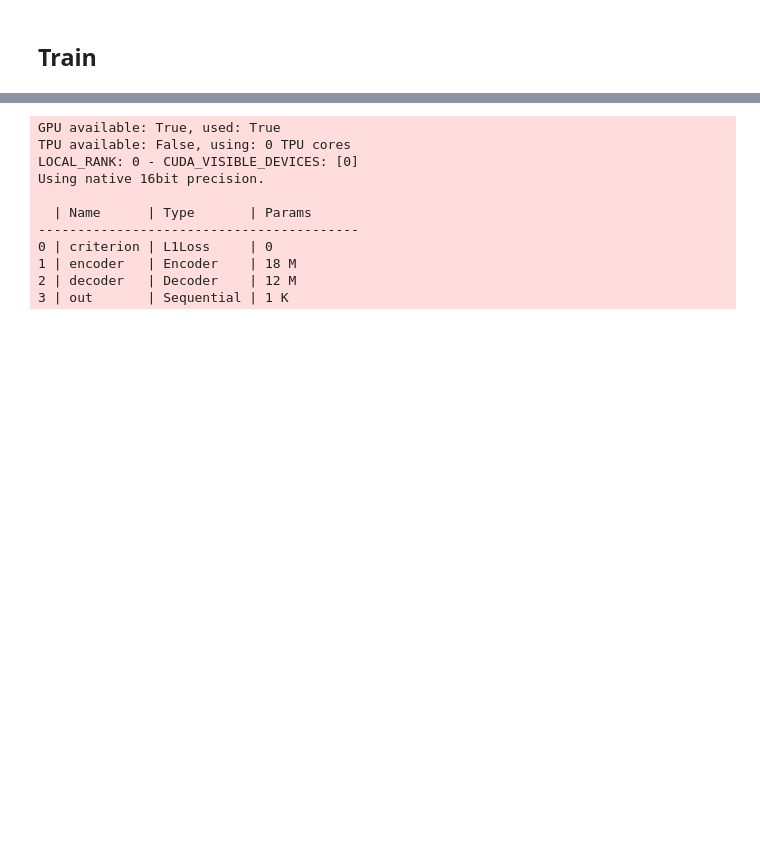
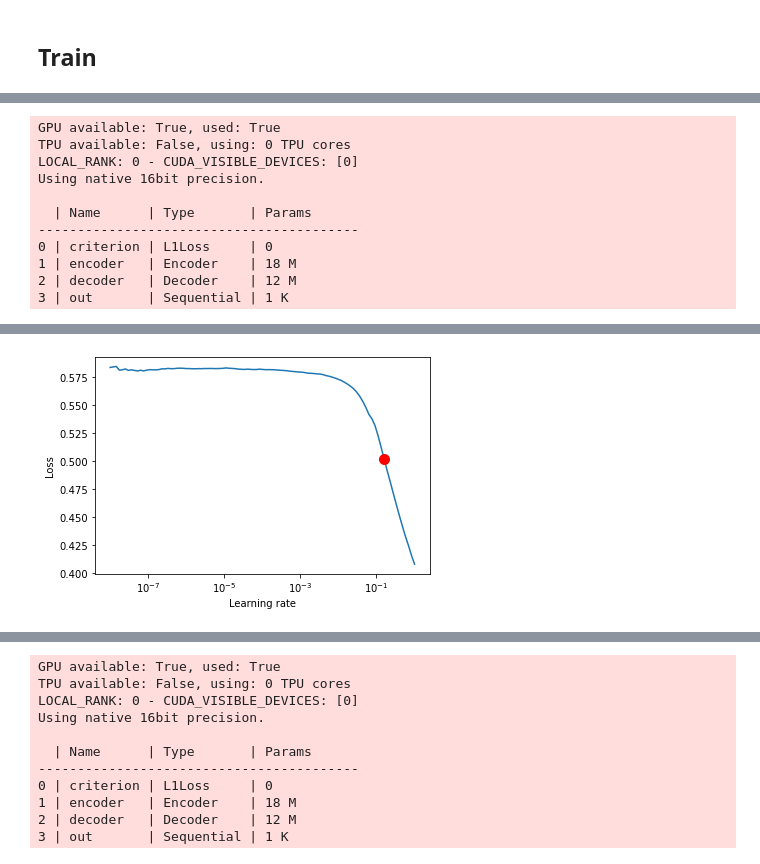
Before and after one commit to giwankim/precipitation-nowcasting, a Jupyter notebook: notebooks/02-rainnet.ipynb, the cells around one changed output, grey strips where cells are left out. Cells and saved outputs as stored; diff of their text form; code cells hidden in the pictures; blank space fills up the shorter version.

Commit message:
Modify rainnet notebook

```diff
--- a/notebooks/02-rainnet.ipynb
+++ b/notebooks/02-rainnet.ipynb
@@ -370,0 +412,2 @@ class RainNet(pl.LightningModule):
+# %%
+df = pd.read_csv(args["train_folds_csv"])
@@ -370,0 +416,40 @@ class RainNet(pl.LightningModule):
+# %%
+def train_fold(df, fold, lr_find=False, bilinear=False):
+    train_df = df[df.fold != fold]
+    val_df = df[df.fold == fold]
+
+    datamodule = NowcastingDataModule(train_df, val_df)
+    datamodule.setup()
+
+    num_train_steps = np.ceil(
+        len(train_df) // args["batch_size"] / args["accumulate_grad_batches"]
+    )
+    model = RainNet(num_train_steps=num_train_steps, bilinear=bilinear)
+
+    trainer = pl.Trainer(
+        gpus=args["gpus"],
+        max_epochs=args["max_epochs"],
+        precision=args["precision"],
+        progress_bar_refresh_rate=50,
+        benchmark=True,
+    )
+
+    if lr_find:
+        lr_finder = trainer.tuner.lr_find(model, datamodule=datamodule)
+        fig = lr_finder.plot(suggest=True)
+        fig.show()
+        return
+
+    print(f"Training fold {fold}...")
+    trainer.fit(model, datamodule)
+
+    checkpoint = (
+        args["model_dir"]
+        / f"rainnet_fold{fold}_bs{args['batch_size']}_epochs{args['max_epochs']}_lr{model.lr}_{args['optimizer']}_{args['scheduler']}.ckpt"
+    )
+    trainer.save_checkpoint(checkpoint)
+    print("Model saved at", checkpoint)
+
+    del model, trainer, datamodule
+    gc.collect()
+    torch.cuda.empty_cache()
@@ -370,0 +458,15 @@ class RainNet(pl.LightningModule):
+# %%
+fold = 0
+train_fold(df, fold, lr_find=True, bilinear=True)
+# %% [output]
+GPU available: True, used: True
+TPU available: False, using: 0 TPU cores
+LOCAL_RANK: 0 - CUDA_VISIBLE_DEVICES: [0]
+Using native 16bit precision.
+
+  | Name      | Type       | Params
+-----------------------------------------
+0 | criterion | L1Loss     | 0
+1 | encoder   | Encoder    | 18 M
+2 | decoder   | Decoder    | 12 M
+3 | out       | Sequential | 1 K
@@ -370,0 +474 @@ class RainNet(pl.LightningModule):
+[figure, added]
```
Also changed, not shown: parts of 25 cells of this notebook, 2 other files.
